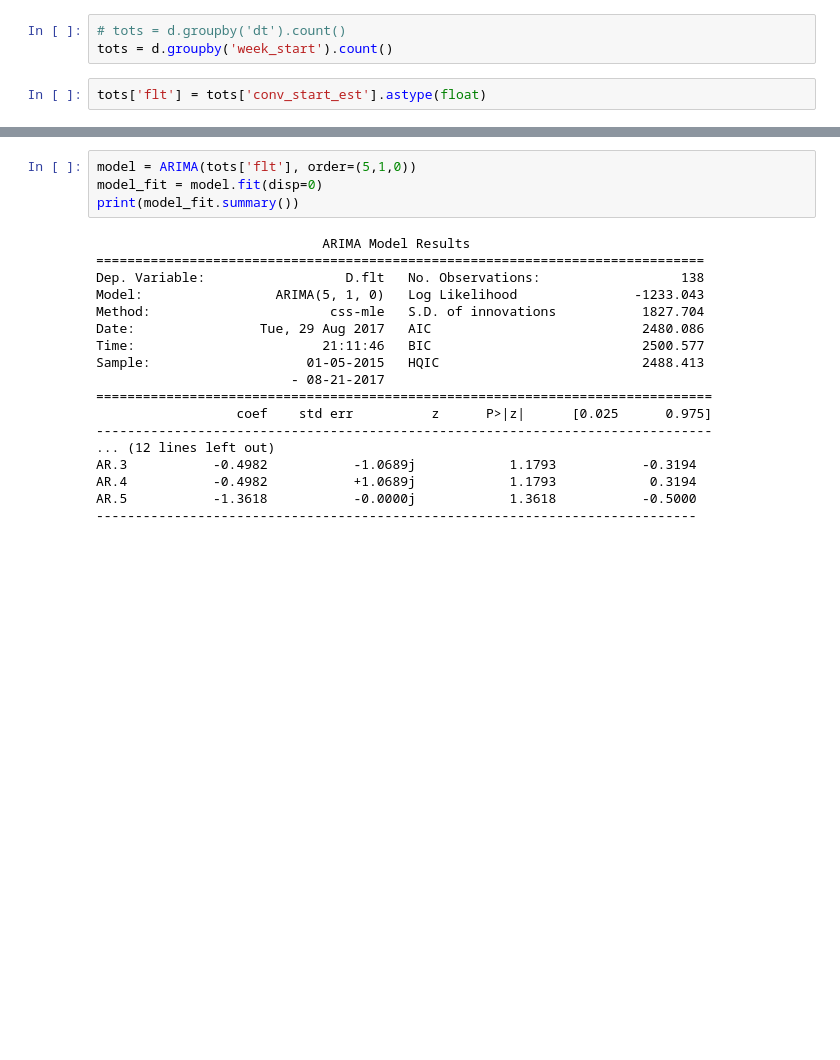
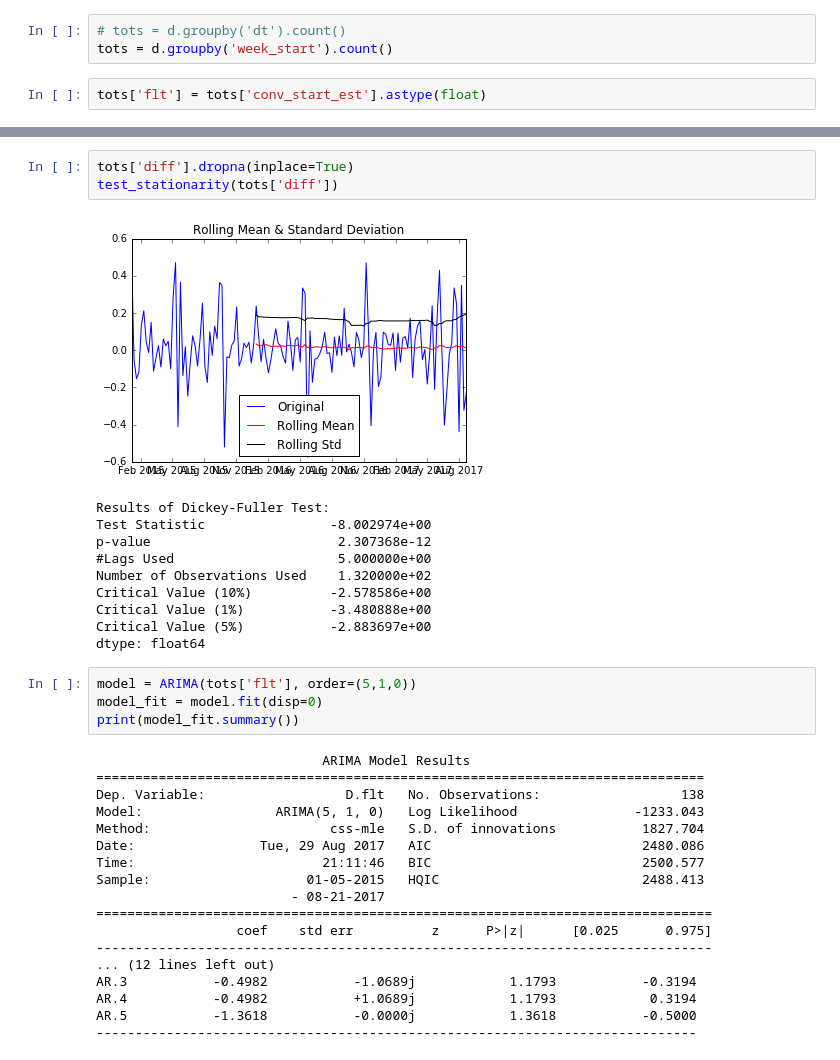
Before and after one commit to daronjp/test, a Jupyter notebook: test.ipynb, the cells around one changed output, grey strips where cells are left out. Cells and saved outputs as stored; diff of their text form; blank space fills up the shorter version.

```diff
--- a/test.ipynb
+++ b/test.ipynb
@@ -79,3 +131,17 @@ tots['flt'] = tots['conv_start_est'].astype(float)
+# %%
+tots['diff'].dropna(inplace=True)
+test_stationarity(tots['diff'])
+# %% [output]
+[figure, added]
+Results of Dickey-Fuller Test:
+Test Statistic                -8.002974e+00
+p-value                        2.307368e-12
+#Lags Used                     5.000000e+00
+Number of Observations Used    1.320000e+02
+Critical Value (10%)          -2.578586e+00
+Critical Value (1%)           -3.480888e+00
+Critical Value (5%)           -2.883697e+00
+dtype: float64
 # %%
 model = ARIMA(tots['flt'], order=(5,1,0))
 model_fit = model.fit(disp=0)
```
Also changed, not shown: parts of 10 cells of this notebook.
